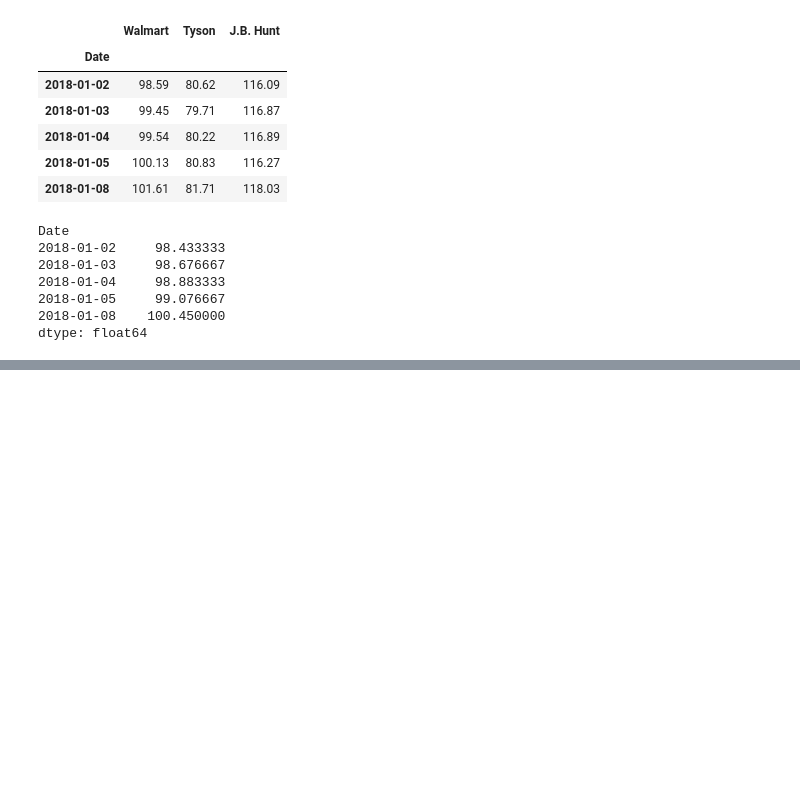
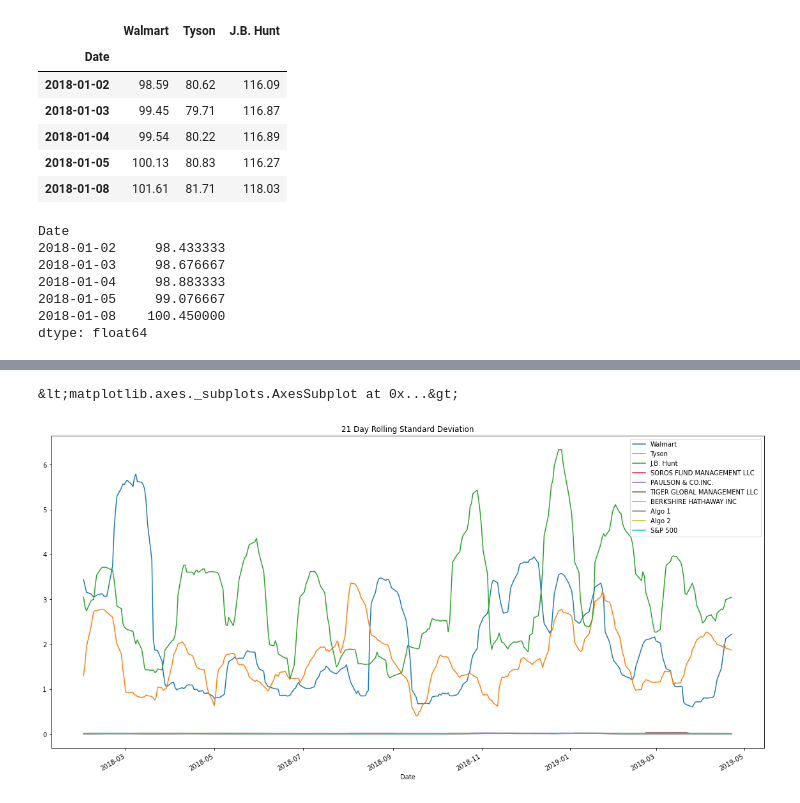
Before and after one commit to campbell8081/Unit04-PandasHW, a Jupyter notebook: whaleportfolio.ipynb, the cells around one changed output, grey strips where cells are left out. Cells and saved outputs as stored; diff of their text form; code cells hidden in the pictures; blank space fills up the shorter version.

```diff
--- a/whaleportfolio.ipynb
+++ b/whaleportfolio.ipynb
@@ -440,0 +456,7 @@ all_stock_data.head()
+# %%
+# Rolling
+combined_rolling_std = all_stock_data.rolling(window=21).std()
+combined_rolling_std.plot(figsize=(20,10), title="21 Day Rolling Standard Deviation")
+# %% [output]
+&lt;matplotlib.axes._subplots.AxesSubplot at 0x...&gt;
+[figure, added]
```
Also changed, not shown: parts of 5 cells of this notebook.
